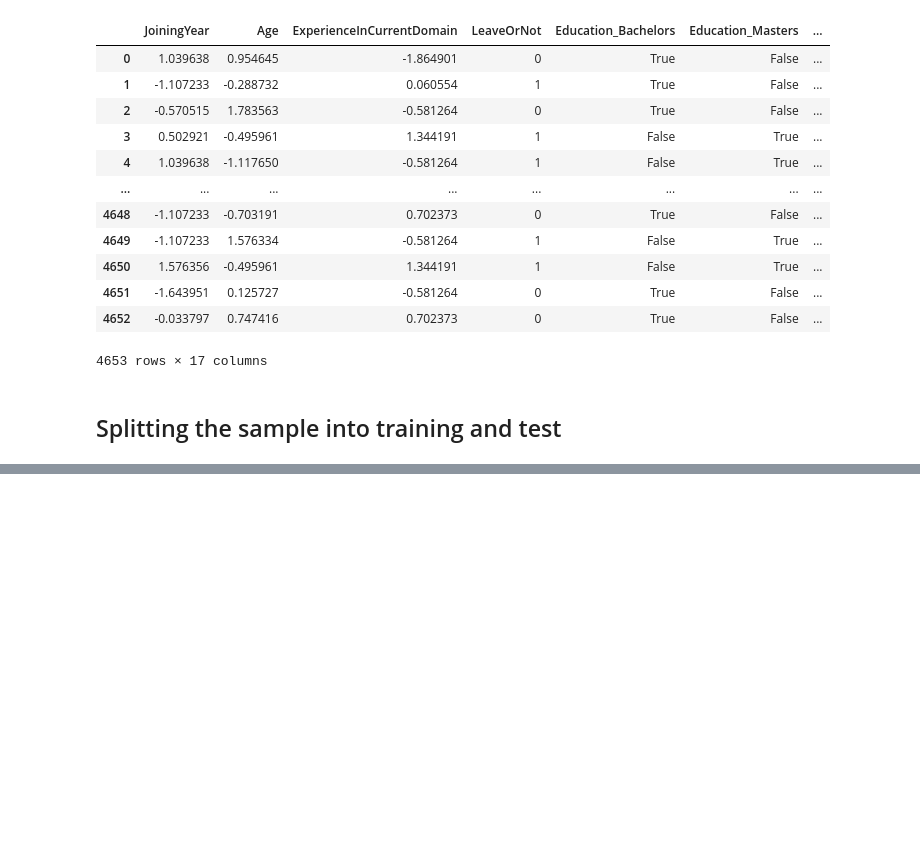
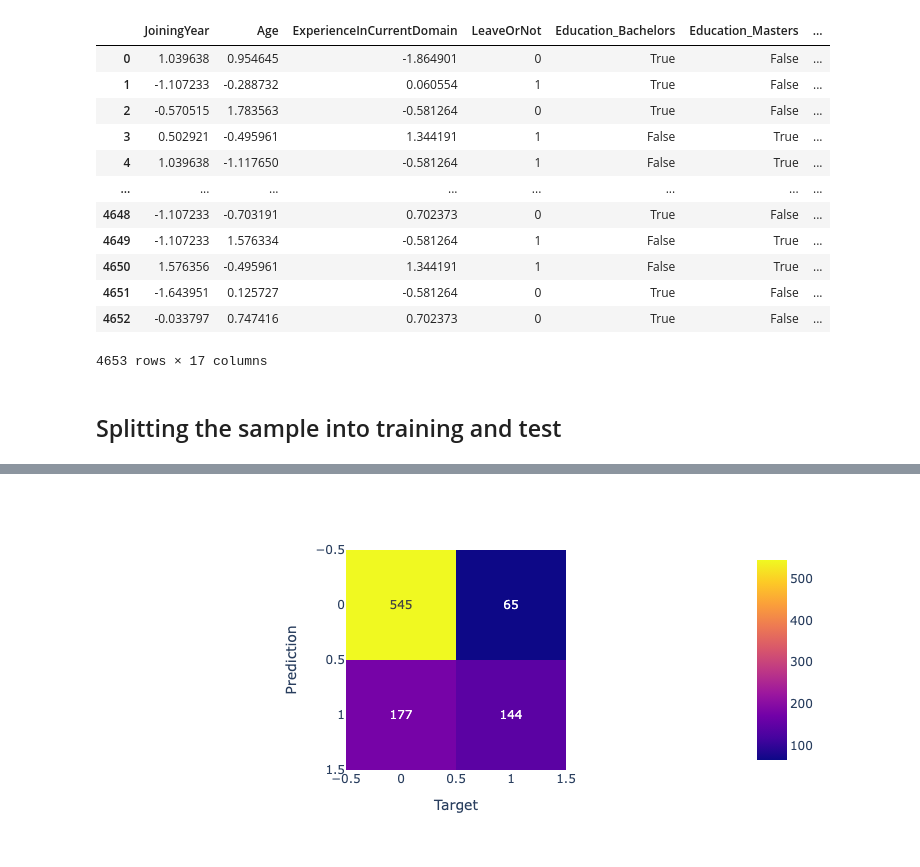
Before and after one commit to arinageek/employee-classification, a Jupyter notebook: employee_classification.ipynb, the cells around one changed output, grey strips where cells are left out. Cells and saved outputs as stored; diff of their text form; code cells hidden in the pictures; blank space fills up the shorter version.

Commit message:
train with logistic regression model

```diff
--- a/employee_classification.ipynb
+++ b/employee_classification.ipynb
@@ -123,0 +133,3 @@ x_train, x_test, y_train, y_test = train_test_split(X, Y, train_size=0.8, random
+# %%
+model = LogisticRegression(random_state = 42)
+model.fit(x_train, y_train)
@@ -123,0 +138,3 @@ x_train, x_test, y_train, y_test = train_test_split(X, Y, train_size=0.8, random
+# %%
+y_predict_logistic = model.predict(x_test)
+pd.DataFrame(zip(y_test, y_predict_logistic))
@@ -123,0 +158,8 @@ x_train, x_test, y_train, y_test = train_test_split(X, Y, train_size=0.8, random
+# %%
+# Build a confusion matrix based on the model's output (use confusion_matrix from sklearn.metrics).
+
+fig = px.imshow(confusion_matrix(y_test, y_predict_logistic), text_auto = True)
+fig.update_layout(xaxis_title = 'Target', yaxis_title = 'Prediction')
+fig.show()
+# %% [output]
+[figure, added]
```
Also changed, not shown: parts of 7 cells of this notebook.
